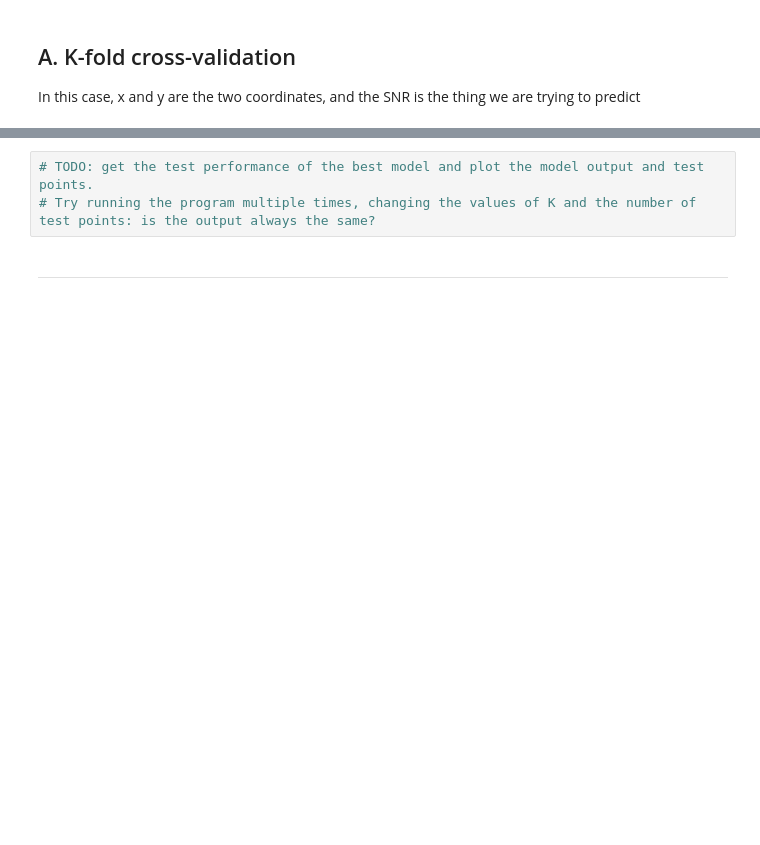
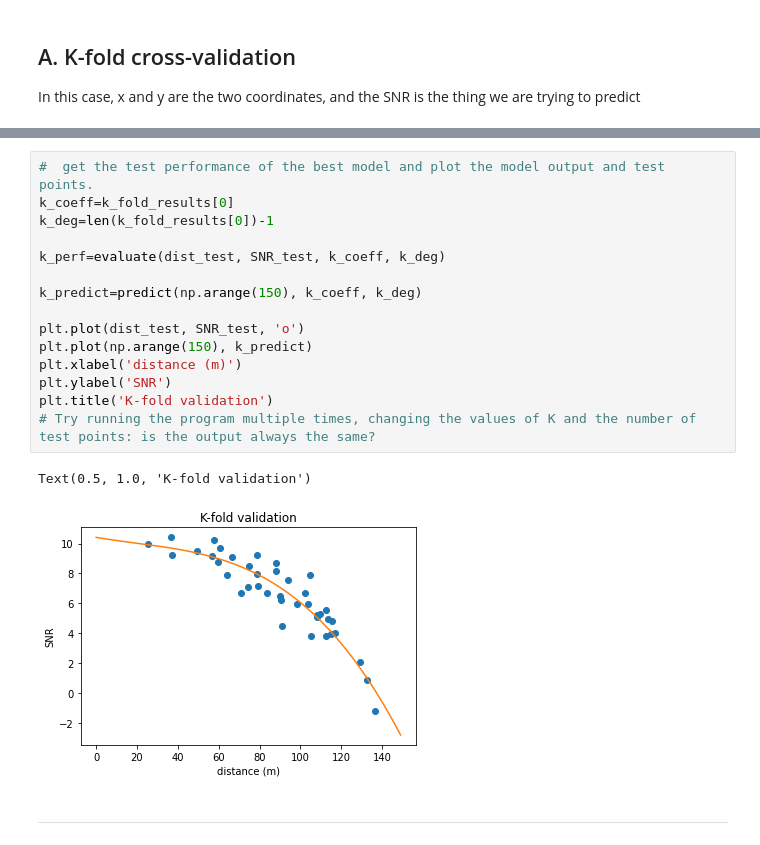
Before and after one commit to angelabortolato/MachineLearning_course, a Jupyter notebook: lab1/01_validation.ipynb, the cells around one changed output, grey strips where cells are left out. Cells and saved outputs as stored; diff of their text form; blank space fills up the shorter version.

```diff
--- a/lab1/01_validation.ipynb
+++ b/lab1/01_validation.ipynb
@@ -105,6 +143,21 @@ def k_fold_cross_validation(x_train: np.ndarray, y_train: np.ndarray, k: int, ma
 # %%
-# TODO: get the test performance of the best model and plot the model output and test points.
+#  get the test performance of the best model and plot the model output and test points.
+k_coeff=k_fold_results[0]
+k_deg=len(k_fold_results[0])-1
+
+k_perf=evaluate(dist_test, SNR_test, k_coeff, k_deg)
+
+k_predict=predict(np.arange(150), k_coeff, k_deg)
+
+plt.plot(dist_test, SNR_test, 'o')
+plt.plot(np.arange(150), k_predict)
+plt.xlabel('distance (m)')
+plt.ylabel('SNR')
+plt.title('K-fold validation')
 # Try running the program multiple times, changing the values of K and the number of test points: is the output always the same?
+# %% [output]
+Text(0.5, 1.0, 'K-fold validation')
+[figure, added]
 # %% [markdown]
 ---
 # %% [markdown]
```
Also changed, not shown: parts of 4 cells of this notebook.
